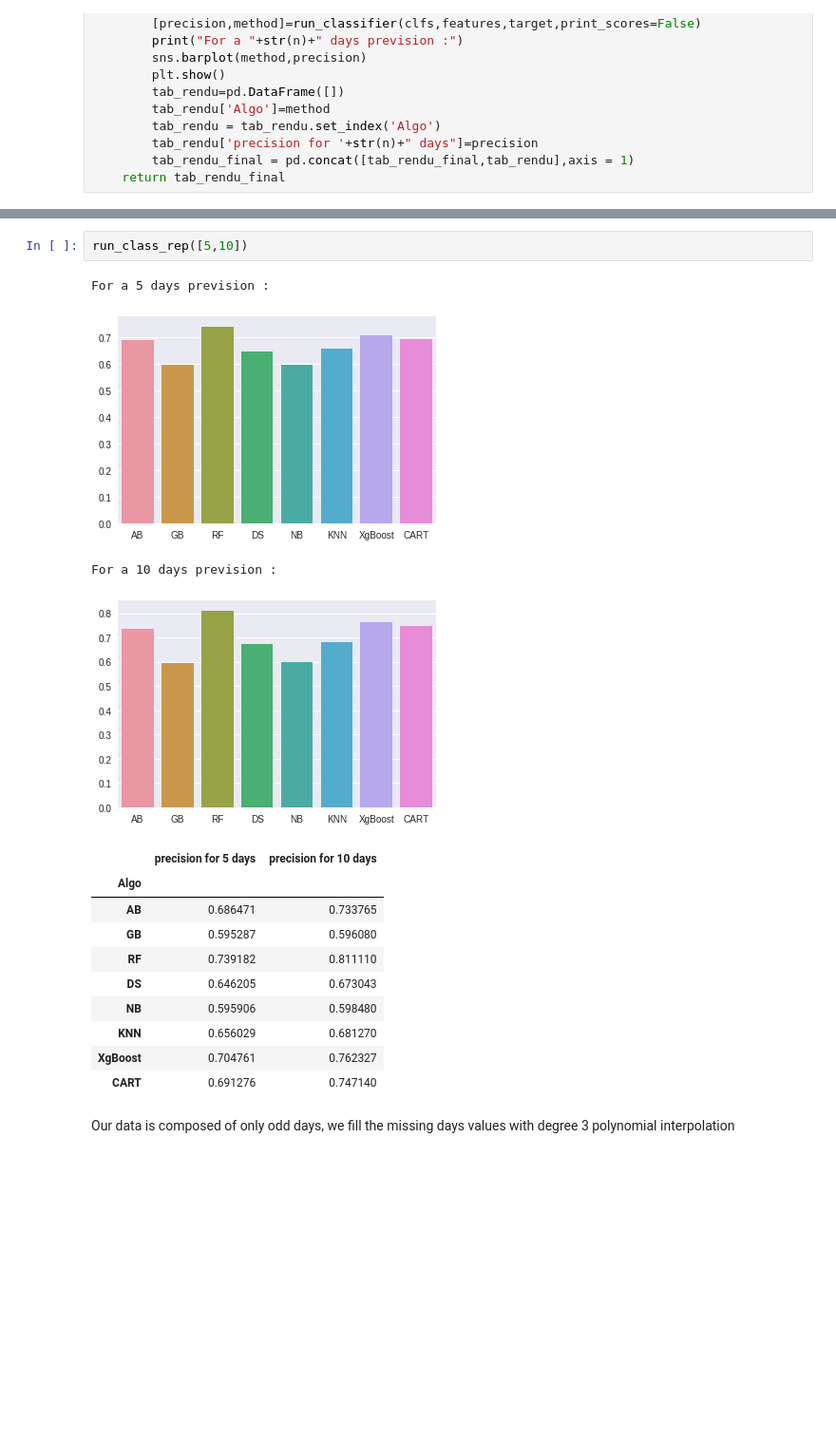
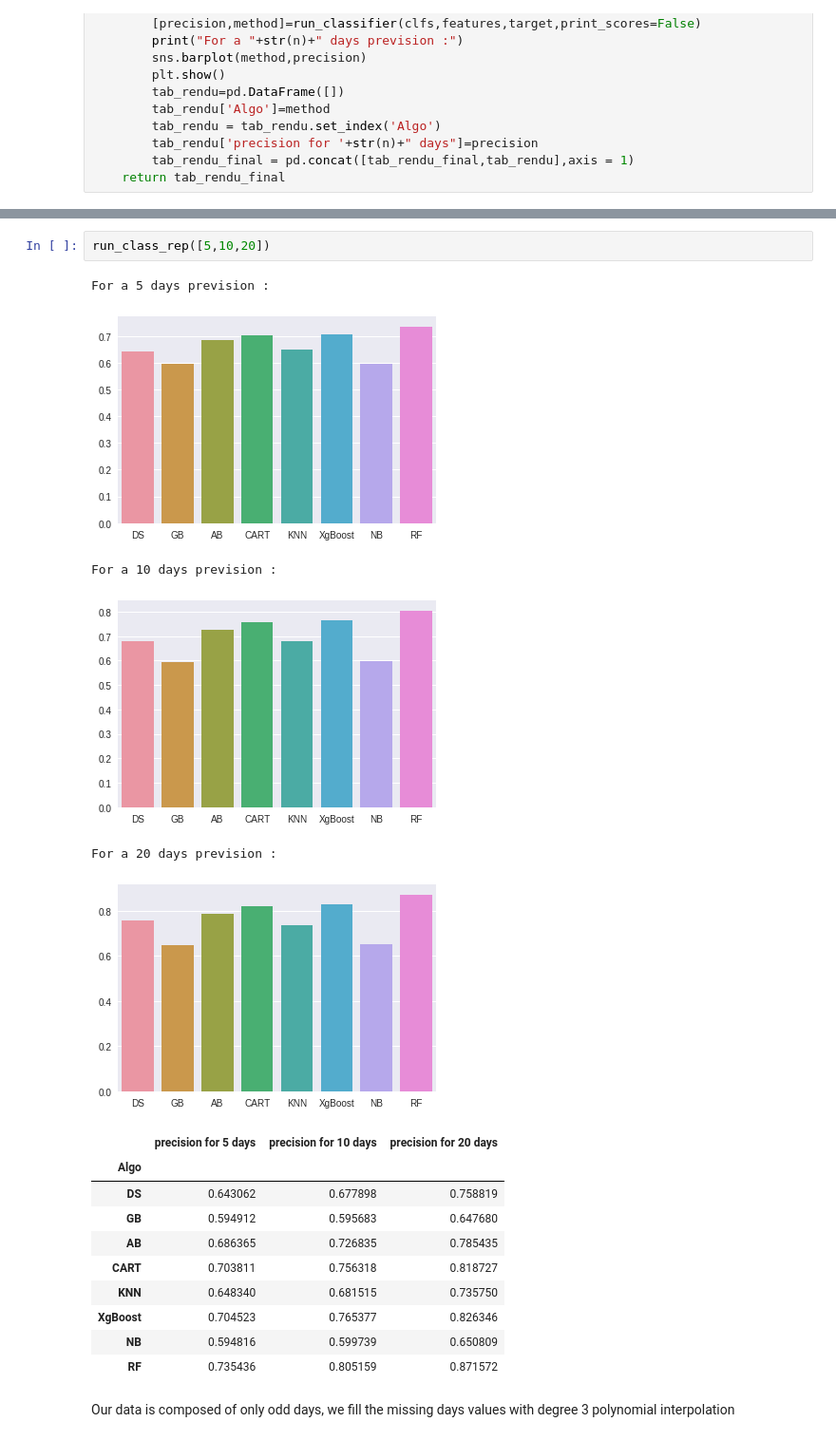
Before and after one commit to machineLearningCryptos/cryptoForecasting, a Jupyter notebook: crypto_forecasting.ipynb, the cells around one changed output, grey strips where cells are left out. Shown at 95% size. Saved outputs shown, nothing was run; the diff lists cells and outputs as text; blank space fills up the shorter version.

```diff
--- a/crypto_forecasting.ipynb
+++ b/crypto_forecasting.ipynb
@@ -216,20 +236,22 @@ Example for 5 and 10 days
 # %%
-run_class_rep([5,10])
+run_class_rep([5,10,20])
 # %% [output]
 For a 5 days prevision :
-[figure, old version]
+[figure, new version]
 For a 10 days prevision :
-[figure, old version]
+[figure, new version]
+For a 20 days prevision :
+[figure, added]
-|  | precision for 5 days | precision for 10 days |
-| Algo |  |  |
-| AB | 0.686471 | 0.733765 |
-| GB | 0.595287 | 0.596080 |
-| RF | 0.739182 | 0.811110 |
-| DS | 0.646205 | 0.673043 |
-| NB | 0.595906 | 0.598480 |
-| KNN | 0.656029 | 0.681270 |
-| XgBoost | 0.704761 | 0.762327 |
-| CART | 0.691276 | 0.747140 |
+|  | precision for 5 days | precision for 10 days | precision for 20 days |
+| Algo |  |  |  |
+| DS | 0.643062 | 0.677898 | 0.758819 |
+| GB | 0.594912 | 0.595683 | 0.647680 |
+| AB | 0.686365 | 0.726835 | 0.785435 |
+| CART | 0.703811 | 0.756318 | 0.818727 |
+| KNN | 0.648340 | 0.681515 | 0.735750 |
+| XgBoost | 0.704523 | 0.765377 | 0.826346 |
+| NB | 0.594816 | 0.599739 | 0.650809 |
+| RF | 0.735436 | 0.805159 | 0.871572 |
 # %% [markdown]
 Our data is composed of only odd days, we fill the missing days values with degree 3 polynomial interpolation
 # %% [markdown]
```
Also changed, not shown: parts of 21 cells of this notebook.
